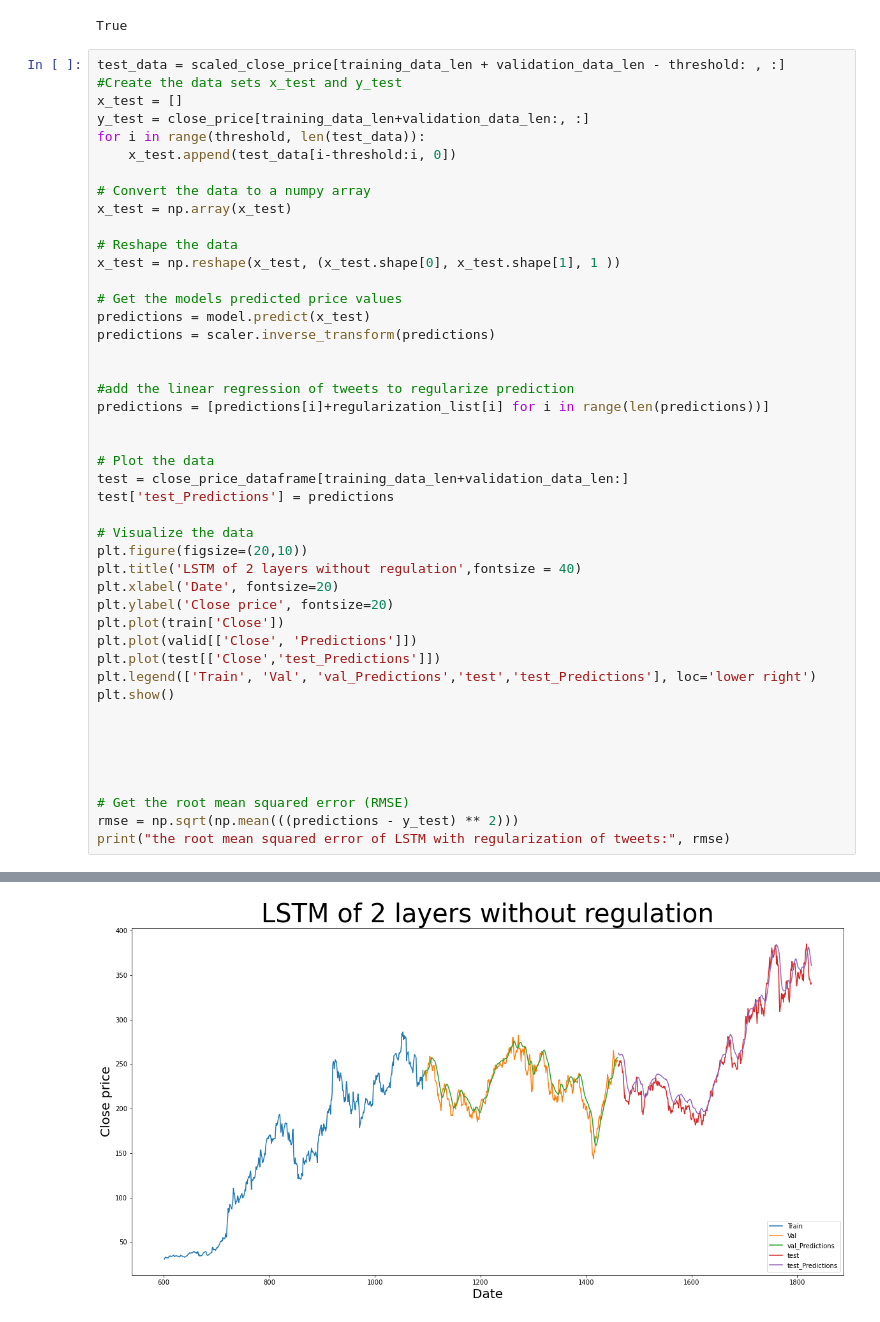
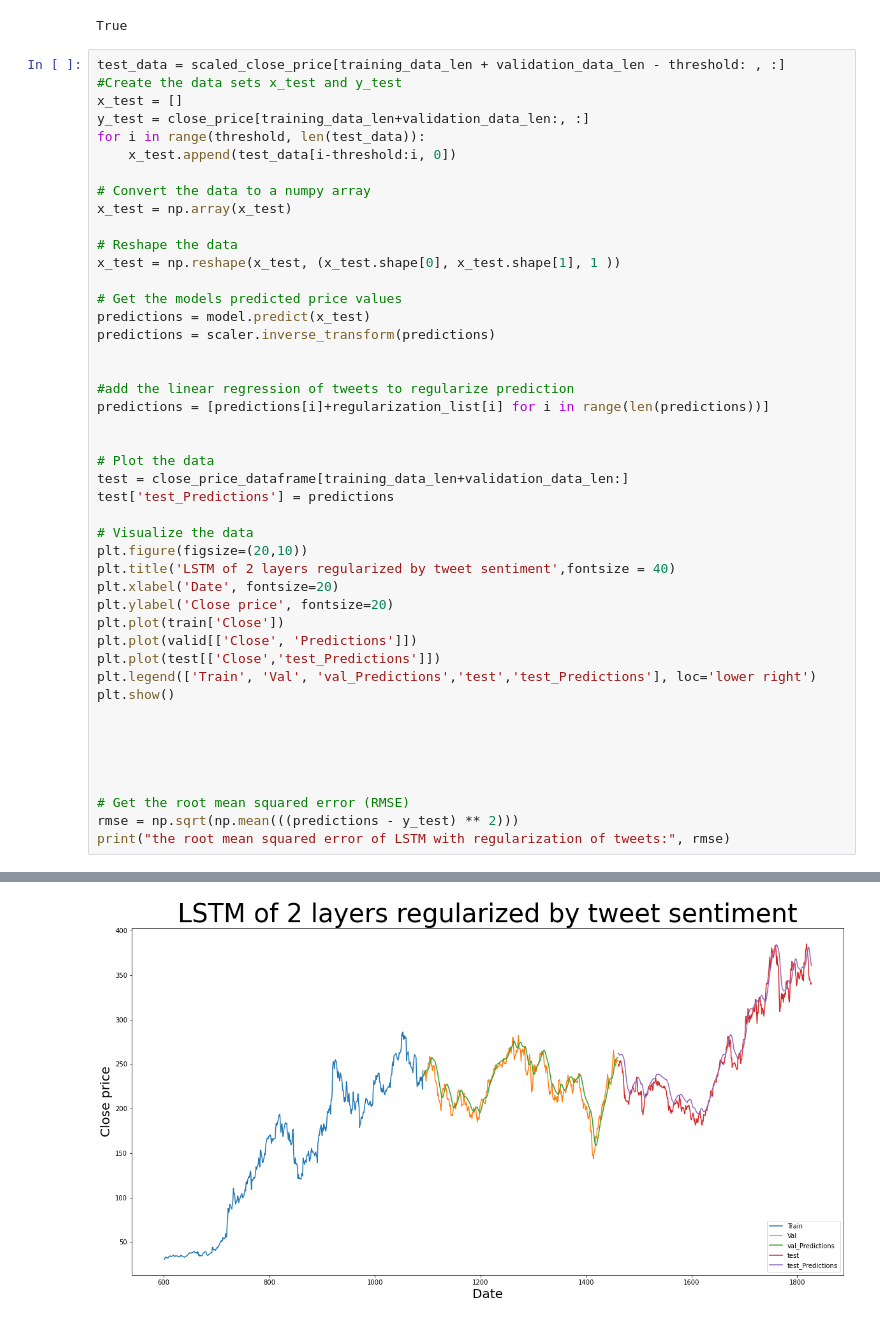
Before and after one commit to warwickwei/Tesla_stock_price_prediction, a Jupyter notebook: LSTM_regularized_by_tweets.ipynb, the cells around one changed output, grey strips where cells are left out. Drawn from its saved outputs; the diff is of its cells as text.

```diff
--- a/LSTM_regularized_by_tweets.ipynb
+++ b/LSTM_regularized_by_tweets.ipynb
@@ -468,33 +468,33 @@ predictions = scaler.inverse_transform(predictions)
 #add the linear regression of tweets to regularize prediction
 predictions = [predictions[i]+regularization_list[i] for i in range(len(predictions))]
 
 
 # Plot the data
 test = close_price_dataframe[training_data_len+validation_data_len:]
 test['test_Predictions'] = predictions
 
 # Visualize the data
 plt.figure(figsize=(20,10))
-plt.title('LSTM of 2 layers without regulation',fontsize = 40)
+plt.title('LSTM of 2 layers regularized by tweet sentiment',fontsize = 40)
 plt.xlabel('Date', fontsize=20)
 plt.ylabel('Close price', fontsize=20)
 plt.plot(train['Close'])
 plt.plot(valid[['Close', 'Predictions']])
 plt.plot(test[['Close','test_Predictions']])
 plt.legend(['Train', 'Val', 'val_Predictions','test','test_Predictions'], loc='lower right')
 plt.show()
 
 
 
 
 
 # Get the root mean squared error (RMSE)
 rmse = np.sqrt(np.mean(((predictions - y_test) ** 2)))
 print("the root mean squared error of LSTM with regularization of tweets:", rmse)
 # %% [output]
 A value is trying to be set on a copy of a slice from a DataFrame.
 Try using .loc[row_indexer,col_indexer] = value instead
 
 See the caveats in the documentation: https://pandas.pydata.org/pandas-docs/stable/user_guide/indexing.html#returning-a-view-versus-a-copy
-[figure, old version]
+[figure, new version]
 the root mean squared error of LSTM with regularization of tweets: 13.28572490477743
```
